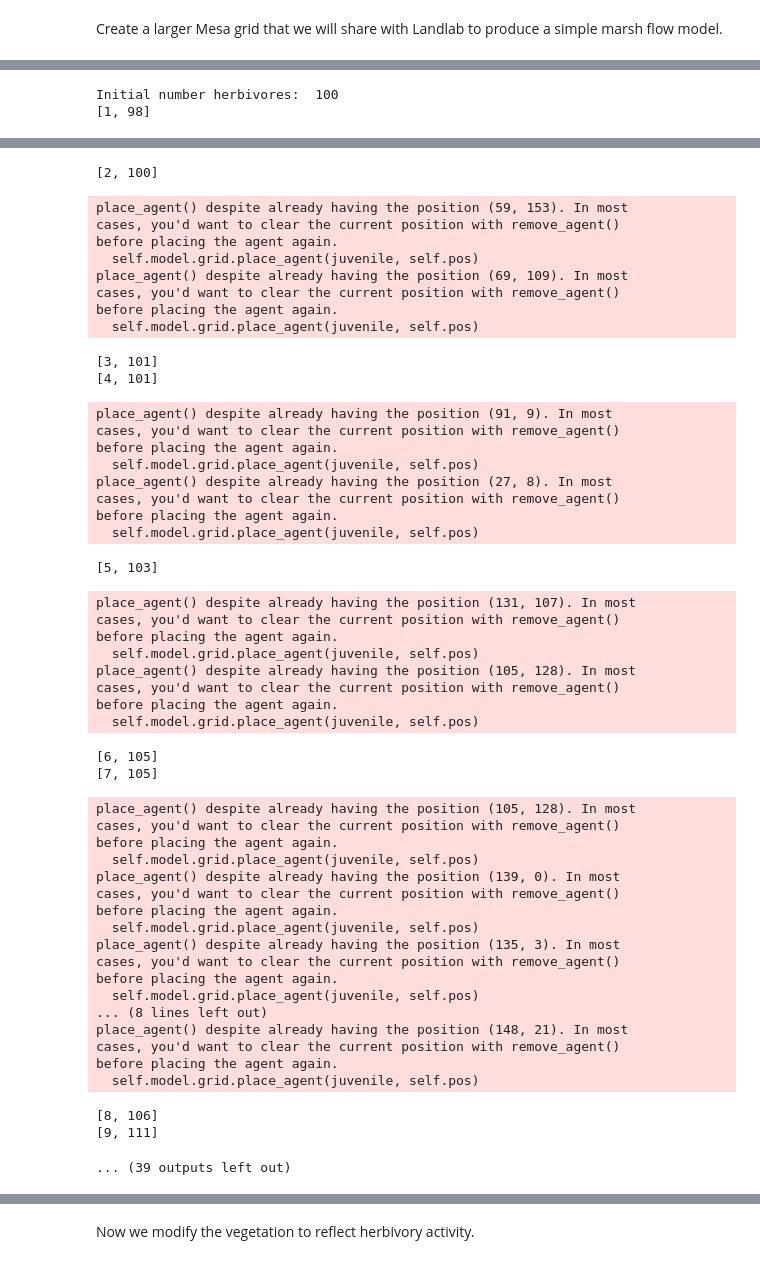
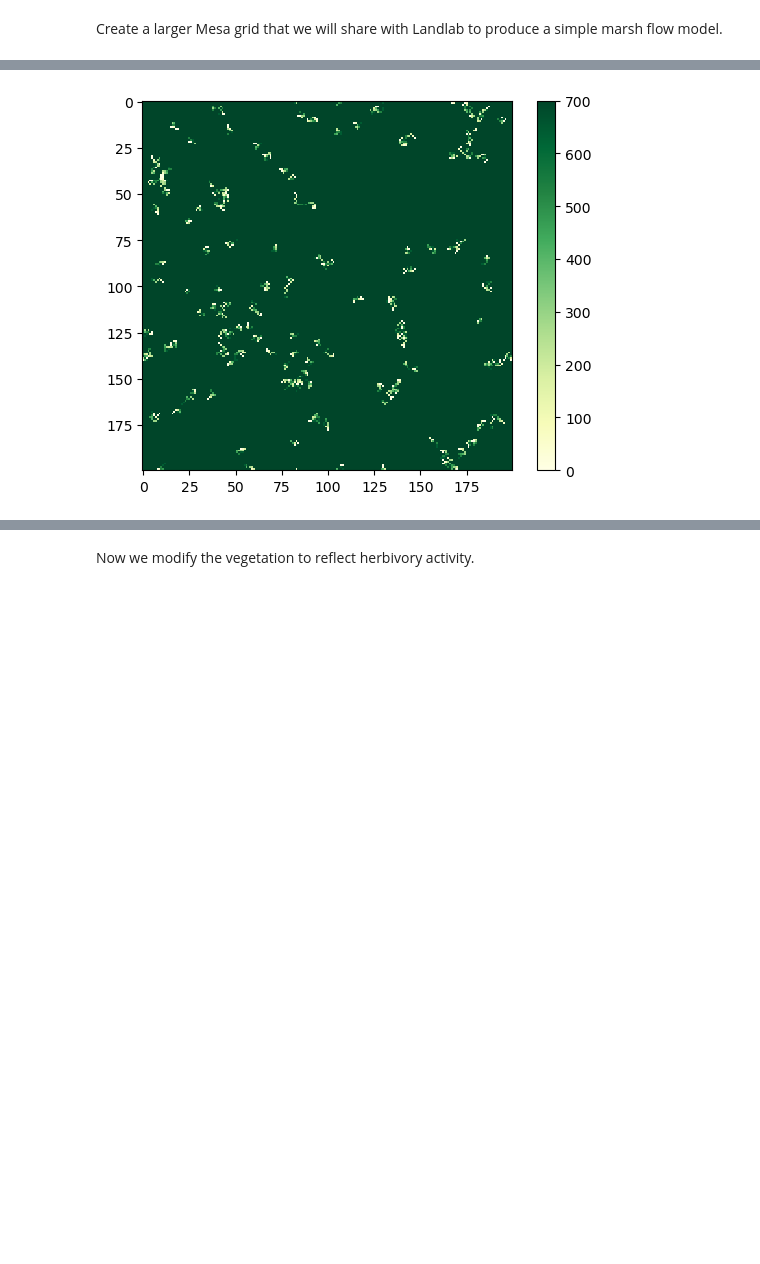
Before and after one commit to thuff621/CSDMS, a Jupyter notebook: marsh grass herbivory.ipynb, the cells around one changed output, grey strips where cells are left out. Drawn from its saved outputs; the diff is of its cells as text; code cells hidden in the pictures; blank space fills up the shorter version.

```diff
--- a/marsh grass herbivory.ipynb
+++ b/marsh grass herbivory.ipynb
@@ -688,7 +636,7 @@ Create a larger Mesa grid that we will share with Landlab to produce a simple ma
 # %%
 nrows = 200
 ncols = 200
-hs_tide = HerbivoreGrass(height=nrows,width=ncols,grass=True, verbose=True)
+hs_tide = HerbivoreGrass(height=nrows,width=ncols,grass=True, verbose=False)
 hs_tide.run_model(step_count=35)
 gm_tide = generate_grass_map(hs_tide)
 plot_grass_map(gm_tide)
@@ -705,2 +643,0 @@ ServerApp.rate_limit_window=3.0 (secs)
-Initial number herbivores:  100
-[1, 98]
@@ -727,53 +644,4 @@ before placing the agent again.
-[2, 100]
-place_agent() despite already having the position (59, 153). In most
-cases, you'd want to clear the current position with remove_agent()
-before placing the agent again.
-  self.model.grid.place_agent(juvenile, self.pos)
-place_agent() despite already having the position (69, 109). In most
-cases, you'd want to clear the current position with remove_agent()
-before placing the agent again.
-  self.model.grid.place_agent(juvenile, self.pos)
-[3, 101]
-[4, 101]
-place_agent() despite already having the position (91, 9). In most
-cases, you'd want to clear the current position with remove_agent()
-before placing the agent again.
-  self.model.grid.place_agent(juvenile, self.pos)
-place_agent() despite already having the position (27, 8). In most
-cases, you'd want to clear the current position with remove_agent()
-before placing the agent again.
-  self.model.grid.place_agent(juvenile, self.pos)
-[5, 103]
-place_agent() despite already having the position (131, 107). In most
-cases, you'd want to clear the current position with remove_agent()
-before placing the agent again.
-  self.model.grid.place_agent(juvenile, self.pos)
-place_agent() despite already having the position (105, 128). In most
-cases, you'd want to clear the current position with remove_agent()
-before placing the agent again.
-  self.model.grid.place_agent(juvenile, self.pos)
-[6, 105]
-[7, 105]
-place_agent() despite already having the position (105, 128). In most
-cases, you'd want to clear the current position with remove_agent()
-before placing the agent again.
-  self.model.grid.place_agent(juvenile, self.pos)
-place_agent() despite already having the position (139, 0). In most
-cases, you'd want to clear the current position with remove_agent()
-before placing the agent again.
-  self.model.grid.place_agent(juvenile, self.pos)
-place_agent() despite already having the position (135, 3). In most
-cases, you'd want to clear the current position with remove_agent()
-before placing the agent again.
-  self.model.grid.place_agent(juvenile, self.pos)
-... (8 lines left out)
-place_agent() despite already having the position (148, 21). In most
-cases, you'd want to clear the current position with remove_agent()
-before placing the agent again.
-  self.model.grid.place_agent(juvenile, self.pos)
-[8, 106]
-[9, 111]
-... (39 outputs left out)
+[figure, added]
 # %%
 # Create a grid the same size as the herbivore-grass model's grid
 grid_spacing = 1
```
Also changed, not shown: parts of 13 cells of this notebook.
